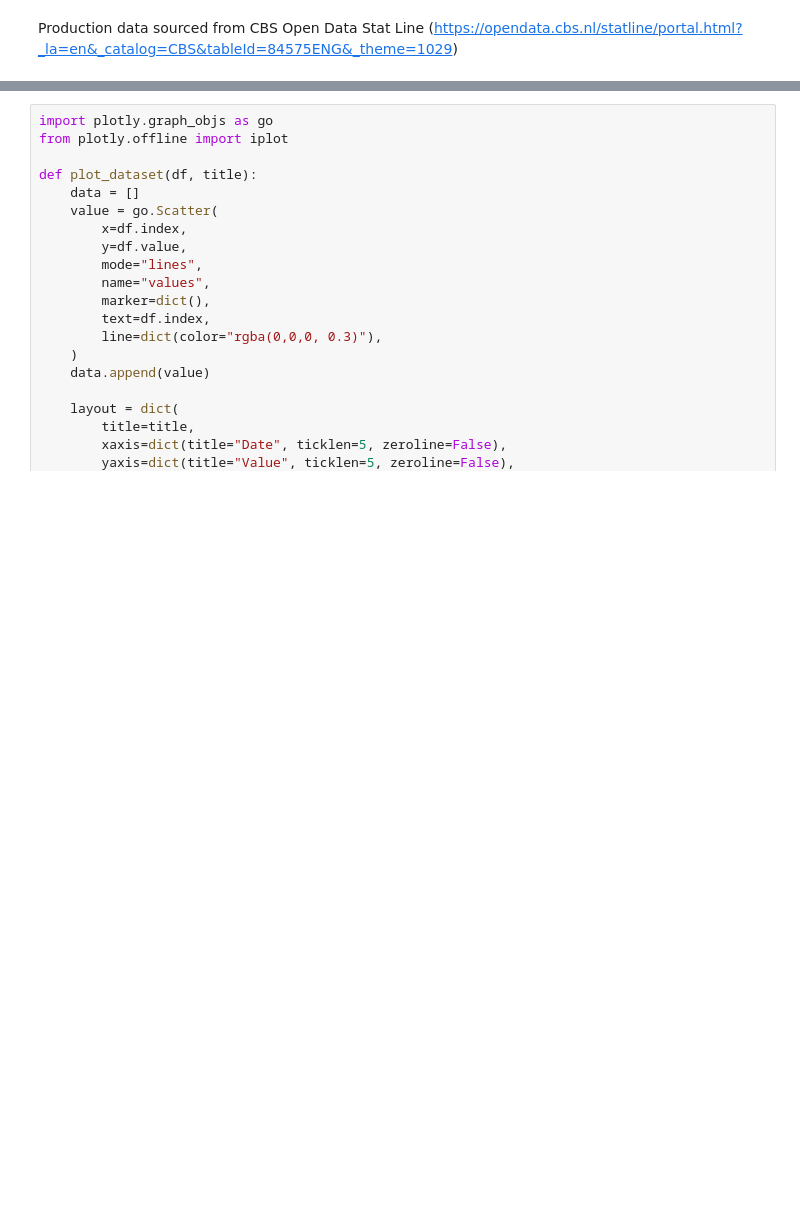
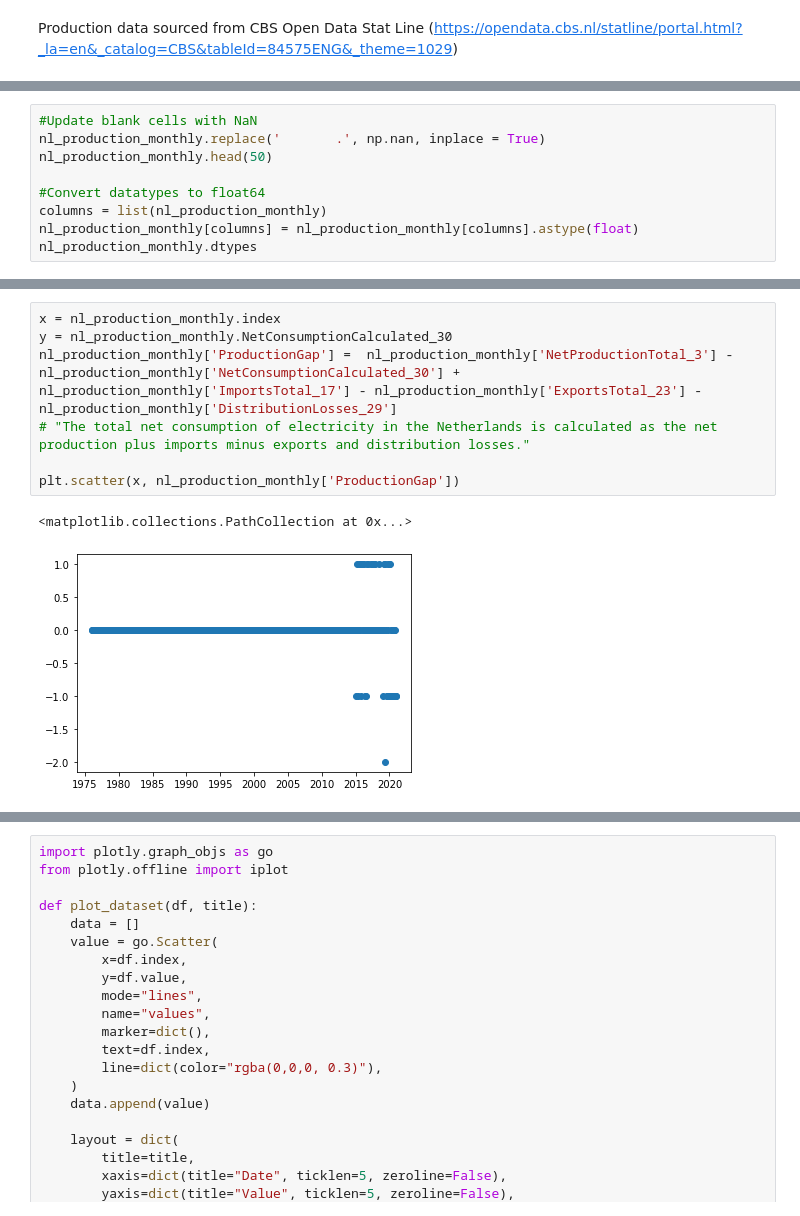
Before and after one commit to dsirtioglu/python, a Jupyter notebook: RR_NL_Energy_Prediction.ipynb, the cells around one changed output, grey strips where cells are left out. Drawn from its saved outputs; the diff is of its cells as text; blank space fills up the shorter version.

```diff
--- a/RR_NL_Energy_Prediction.ipynb
+++ b/RR_NL_Energy_Prediction.ipynb
@@ -94,0 +93,9 @@ plt.plot(x, y)
+# %%
+#Update blank cells with NaN
+nl_production_monthly.replace('       .', np.nan, inplace = True)
+nl_production_monthly.head(50)
+
+#Convert datatypes to float64
+columns = list(nl_production_monthly)
+nl_production_monthly[columns] = nl_production_monthly[columns].astype(float)
+nl_production_monthly.dtypes
@@ -94,0 +120,10 @@ plt.plot(x, y)
+# %%
+x = nl_production_monthly.index
+y = nl_production_monthly.NetConsumptionCalculated_30
+nl_production_monthly['ProductionGap'] =  nl_production_monthly['NetProductionTotal_3'] - nl_production_monthly['NetConsumptionCalculated_30'] + nl_production_monthly['ImportsTotal_17'] - nl_production_monthly['ExportsTotal_23'] - nl_production_monthly['DistributionLosses_29']
+# "The total net consumption of electricity in the Netherlands is calculated as the net production plus imports minus exports and distribution losses."
+
+plt.scatter(x, nl_production_monthly['ProductionGap'])
+# %% [output]
+<matplotlib.collections.PathCollection at 0x...>
+[figure, added]
```
Also changed, not shown: parts of 25 cells of this notebook.
